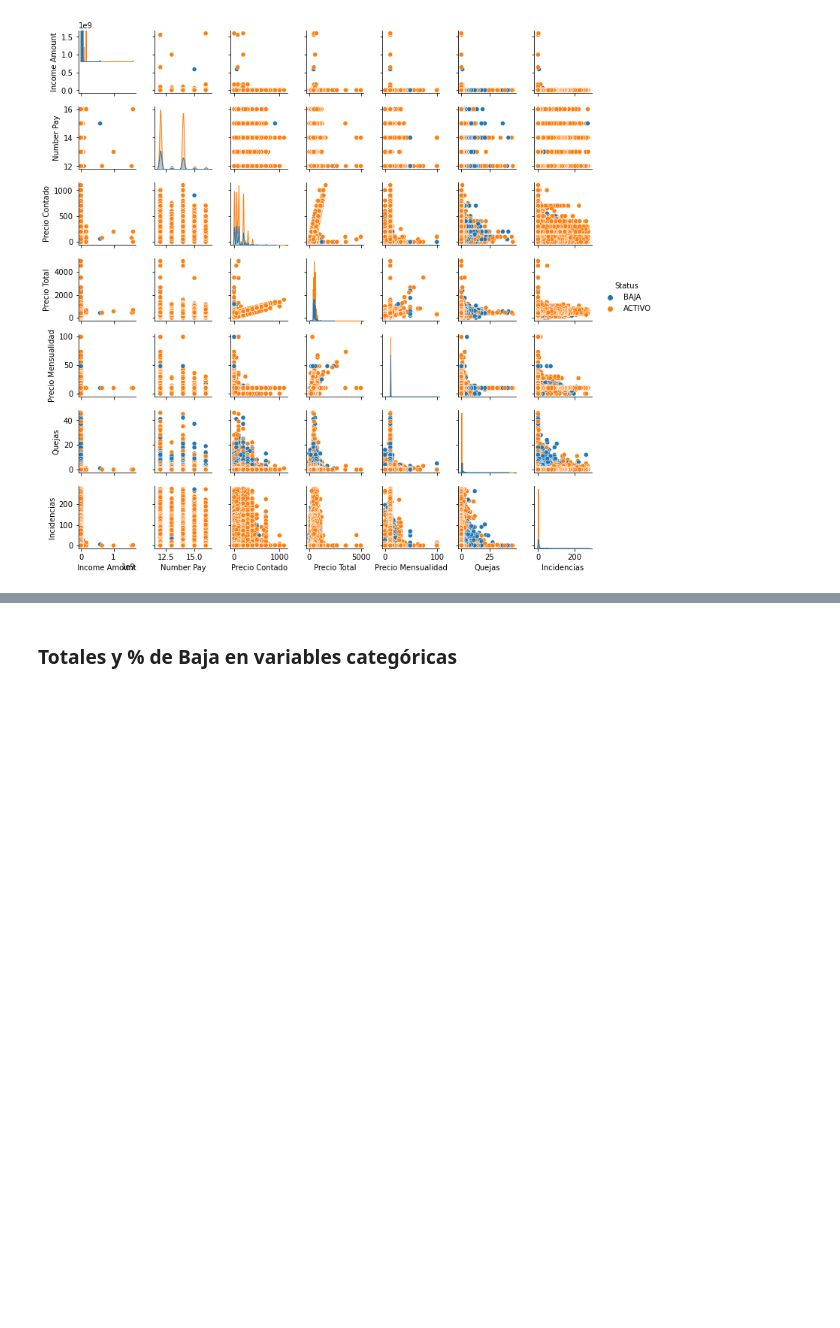
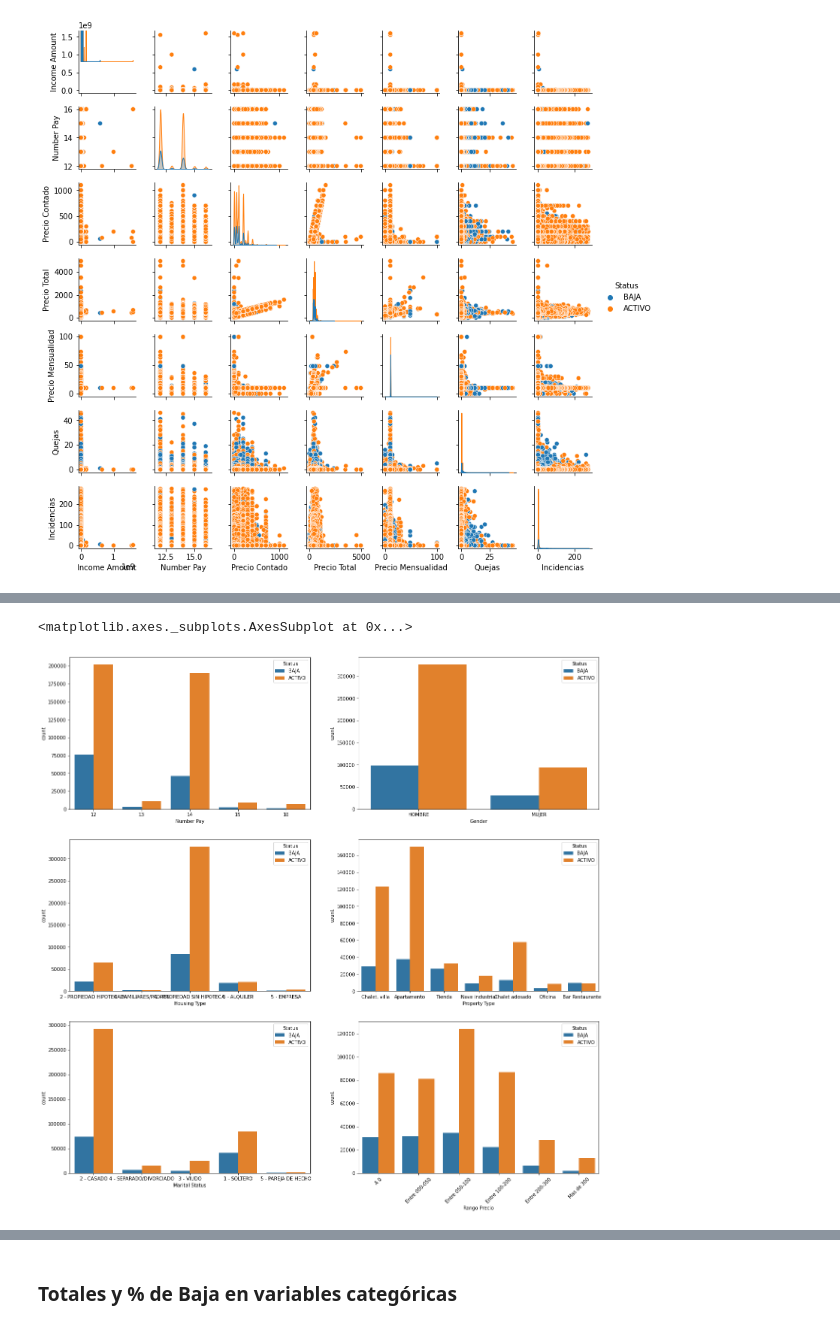
Before and after one commit to albertodiazr/TFM_churn, a Jupyter notebook: notebooks/01.Data_exploration.ipynb, the cells around one changed output, grey strips where cells are left out. Saved outputs shown, nothing was run; the diff lists cells and outputs as text; code cells hidden in the pictures; blank space fills up the shorter version.

```diff
--- a/notebooks/01.Data_exploration.ipynb
+++ b/notebooks/01.Data_exploration.ipynb
@@ -135,0 +147,11 @@ Name: Status, dtype: int64
+# %%
+fig, axarr = plt.subplots(3, 2, figsize=(20, 20))
+sns.countplot(x='Number Pay', hue = 'Status',data = data, ax=axarr[0][0])
+sns.countplot(x='Gender', hue = 'Status',data = data, ax=axarr[0][1])
+sns.countplot(x='Housing Type', hue = 'Status',data = data, ax=axarr[1][0])
+sns.countplot(x='Property Type', hue = 'Status',data = data, ax=axarr[1][1])
+sns.countplot(x='Marital Status', hue = 'Status',data = data, ax=axarr[2][0])
+sns.countplot(x='Rango Precio', hue = 'Status',data = data, ax=axarr[2][1])
+# %% [output]
+<matplotlib.axes._subplots.AxesSubplot at 0x...>
+[figure, added]
```
Also changed, not shown: parts of 5 cells of this notebook, 1 other file.
